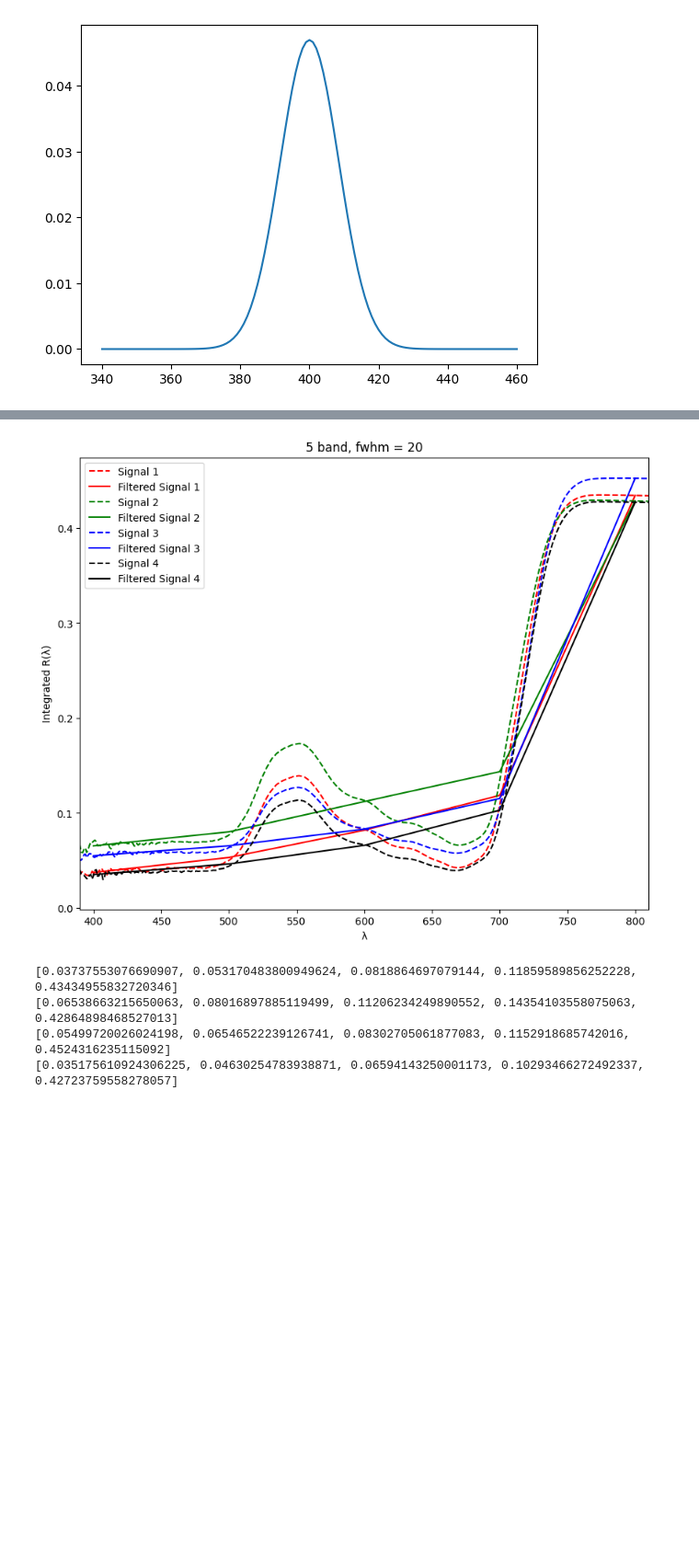
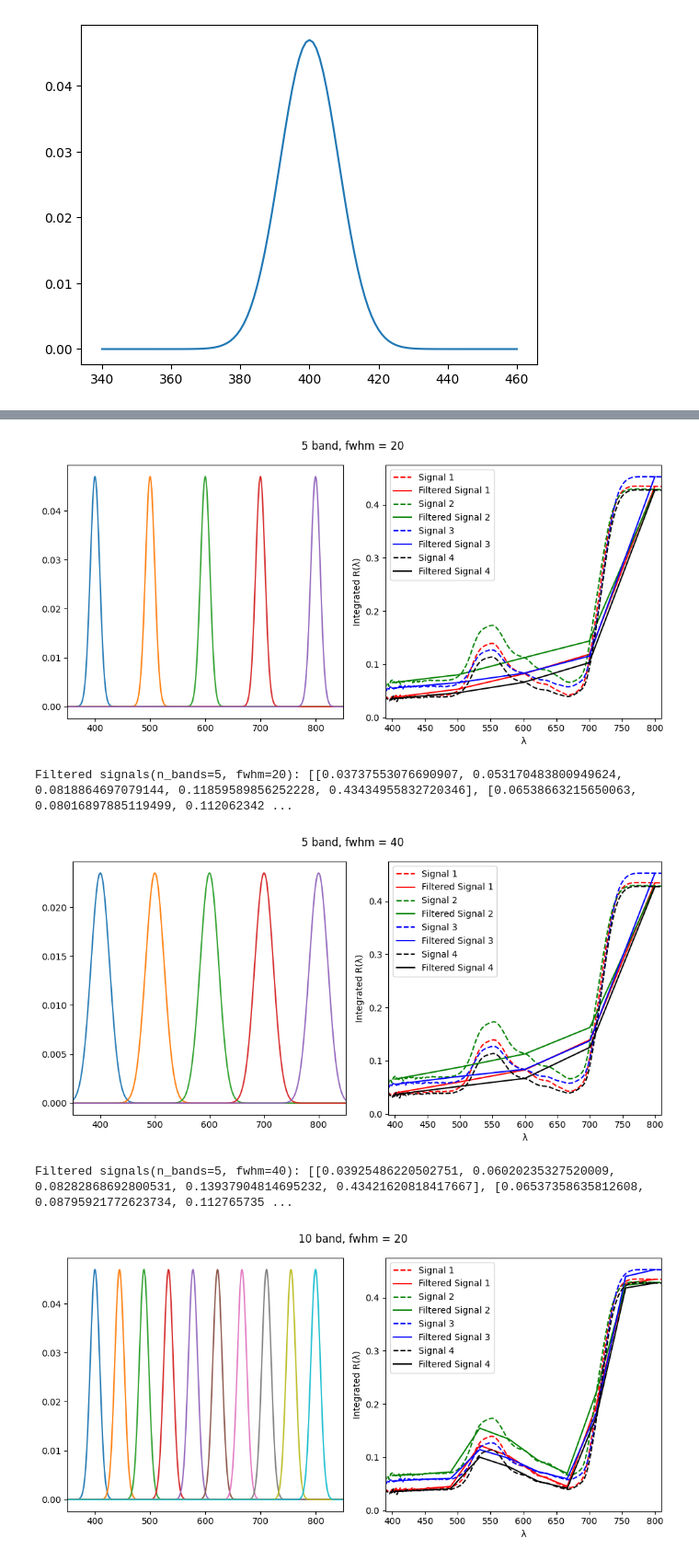
Before and after one commit to Lomby1902/Demetra, a Jupyter notebook: Filter.ipynb, the cells around one changed output, grey strips where cells are left out. Shown at 92% size. Cells and saved outputs as stored; diff of their text form; code cells hidden in the pictures; blank space fills up the shorter version.

```diff
--- a/Filter.ipynb
+++ b/Filter.ipynb
@@ -84,42 +93,0 @@ Apply Filter
-# %%
-'''Get First 4 signals'''
-
-signals = X[:4,:]
-filtered_signals = []
-
-for signal in signals:
-    filtered_signal = []
-    for filter in filters:
-        integrand = np.multiply(filter,signal)
-        point = sum(integrand) #1nm delta lambda
-        filtered_signal.append(point)
-    filtered_signals.append(filtered_signal)
-# %%
-colors = ["r","g","b","k","y"]
-
-x = np.arange(lambda_min, lambda_max + 1, dtype=int) #1nm delta
-plt.figure(figsize=(10,8))
-
-i = 0
-for signal, filtered_signal in zip(signals,filtered_signals):
-    plt.plot(x, signal,"--",color=colors[i], label=f"Signal {i+1}")
-    plt.plot(mu_list,filtered_signal,color=colors[i],label=f"Filtered Signal {i+1}")
-    i+=1
-
-
-plt.title(f"{n_bands} band, fwhm = {fwhm}")
-plt.legend()
-plt.xlabel("λ")
-plt.ylabel("Integrated R(λ)")
-plt.xlim(constrain_min-10,constrain_max+10)
-plt.show()
-# %% [output]
-[figure, removed]
-# %%
-for signal in filtered_signals:
-    print(signal,end="\n")
-# %% [output]
-[0.03737553076690907, 0.053170483800949624, 0.0818864697079144, 0.11859589856252228, 0.43434955832720346]
-[0.06538663215650063, 0.08016897885119499, 0.11206234249890552, 0.14354103558075063, 0.42864898468527013]
-[0.05499720026024198, 0.06546522239126741, 0.08302705061877083, 0.1152918685742016, 0.4524316235115092]
-[0.035175610924306225, 0.04630254783938871, 0.06594143250001173, 0.10293466272492337, 0.42723759558278057]
@@ -125,0 +158,16 @@ for signal in filtered_signals:
+# %%
+band_list= [5,10]
+fwhm_list = [20,40]
+
+results = dict()
+
+
+for n_bands in band_list:
+    for fwhm in fwhm_list:
+        results[f"{n_bands}_{fwhm}"]=gaussian_filter(n_bands,fwhm,4,plot=True)
+# %% [output]
+[figure, added]
+Filtered signals(n_bands=5, fwhm=20): [[0.03737553076690907, 0.053170483800949624, 0.0818864697079144, 0.11859589856252228, 0.43434955832720346], [0.06538663215650063, 0.08016897885119499, 0.112062342 ...
+[figure, added]
+Filtered signals(n_bands=5, fwhm=40): [[0.03925486220502751, 0.06020235327520009, 0.08282868692800531, 0.13937904814695232, 0.43421620818417667], [0.06537358635812608, 0.08795921772623734, 0.112765735 ...
+[figure, added]
```
Also changed, not shown: parts of 16 cells of this notebook.
